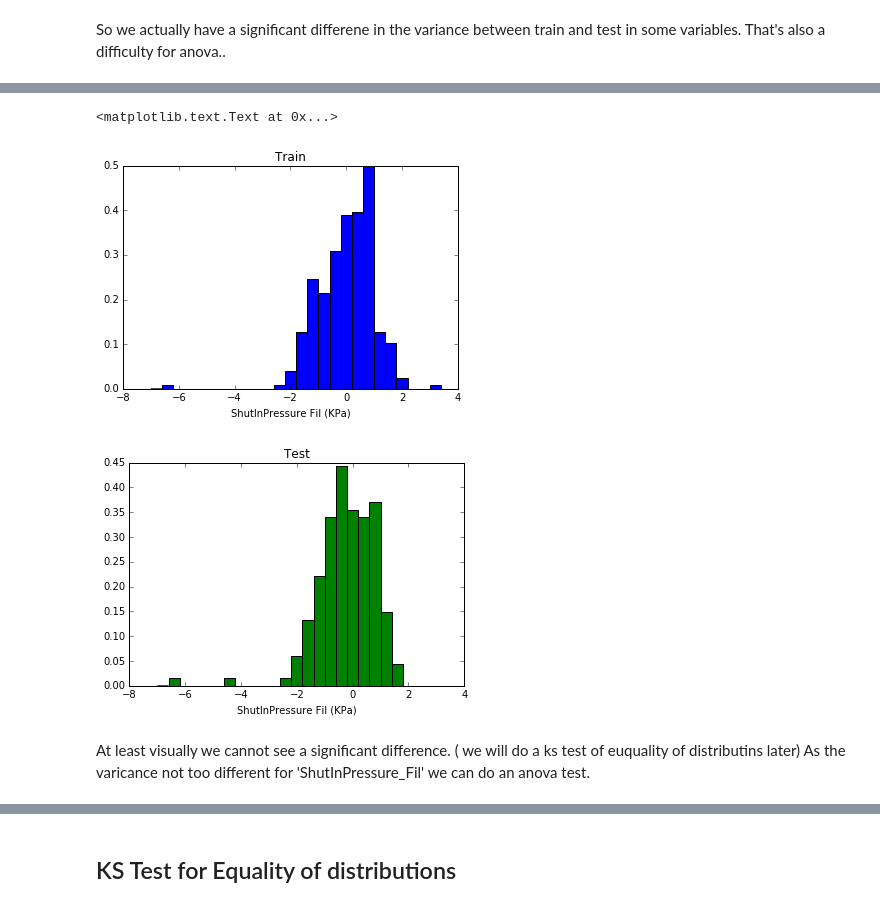
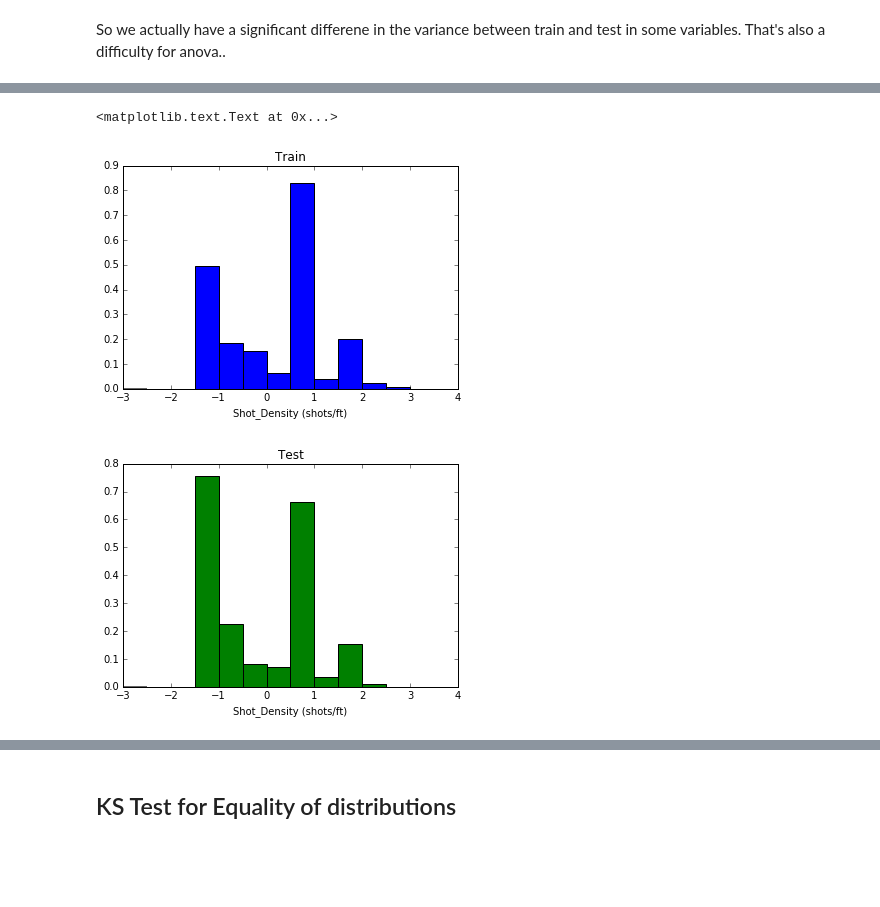
Before and after one commit to rmaliki/ProjetISA, a Jupyter notebook: Code +Data/Distributions train vs Distributions test.ipynb, the cells around one changed output, grey strips where cells are left out. Drawn from its saved outputs; the diff is of its cells as text; code cells hidden in the pictures; blank space fills up the shorter version.

Commit message:
update distribution test vs distr train

```diff
--- a/Code +Data/Distributions train vs Distributions test.ipynb
+++ b/Code +Data/Distributions train vs Distributions test.ipynb
@@ -101,17 +108,14 @@ plt.legend()
 # %%
-bins2=np.arange(-7,4,0.4)
-plt.hist(train.dropna()[train.columns[n+1]],bins=bins2,normed=True)
-plt.xlabel('ShutInPressure Fil (KPa)')
+bins2=np.arange(-3,4,0.5)
+plt.hist(train.dropna()['Shot_Density (shots/ft)'],bins=bins2,normed=True)
+plt.xlabel('Shot_Density (shots/ft)')
 plt.title('Train')
 plt.figure()
 
-plt.hist(test.dropna()[test.columns[n+1]],bins=bins2,normed=True,color='g')
-plt.xlabel('ShutInPressure Fil (KPa)')
+plt.hist(test.dropna()['Shot_Density (shots/ft)'],bins=bins2,normed=True,color='g')
+plt.xlabel('Shot_Density (shots/ft)')
 plt.title('Test')
 # %% [output]
 <matplotlib.text.Text at 0x...>
-[figure, old version]
+[figure, new version]
-[figure, old version]
+[figure, new version]
-# %% [markdown]
-At least visually we cannot see a significant difference. ( we will do a ks test of euquality of distributins later) As the varicance not too different for
-'ShutInPressure_Fil' we can do an anova test.
```
Also changed, not shown: parts of 13 cells of this notebook, 1 other file.
